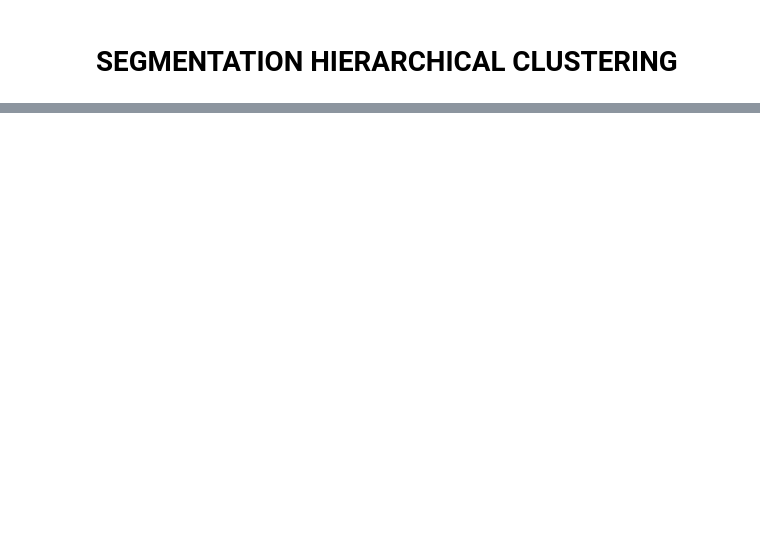
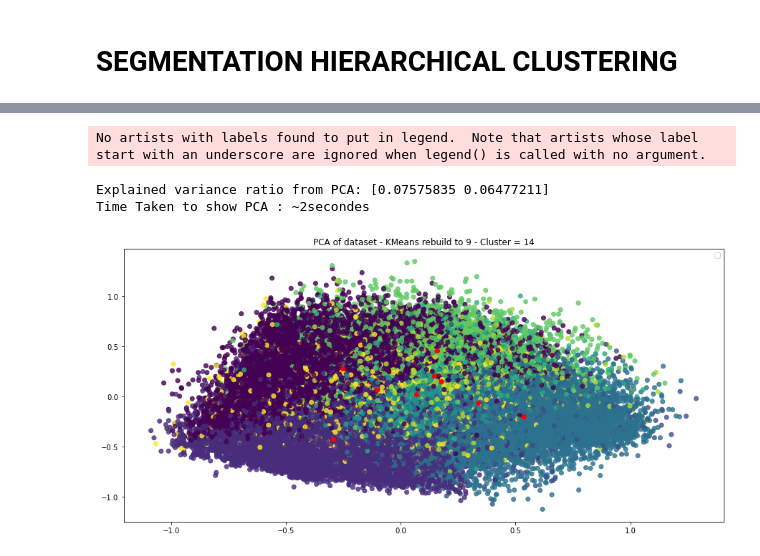
Before and after one commit to BlueTorche/STAGE-Wavenet-DelitraiteurBI, a Jupyter notebook: Usecase 2 - Segmentation Clientèle.ipynb, the cells around one changed output, grey strips where cells are left out. Drawn from its saved outputs; the diff is of its cells as text; code cells hidden in the pictures; blank space fills up the shorter version.

```diff
--- a/Usecase 2 - Segmentation Clientèle.ipynb
+++ b/Usecase 2 - Segmentation Clientèle.ipynb
@@ -489,0 +632,3 @@ temp10kmodel = model
+# %%
+model_pca = PCA(n_components= nbr_dim_keep)
+predict = model_pca.fit(norm_clients_data).transform(norm_clients_data)
@@ -489,0 +834,11 @@ temp10kmodel = model
+# %%
+PCA_Visualisation(norm_clients_data,
+                  new_cluster,
+                  new_cluster_center,
+                  method = 'KMeans rebuild to 9',
+                  threeD = threeD)
+# %% [output]
+No artists with labels found to put in legend.  Note that artists whose label start with an underscore are ignored when legend() is called with no argument.
+Explained variance ratio from PCA: [0.07575835 0.06477211]
+Time Taken to show PCA : ~2secondes
+[figure, added]
```
Also changed, not shown: parts of 37 cells of this notebook, 1 other file.
